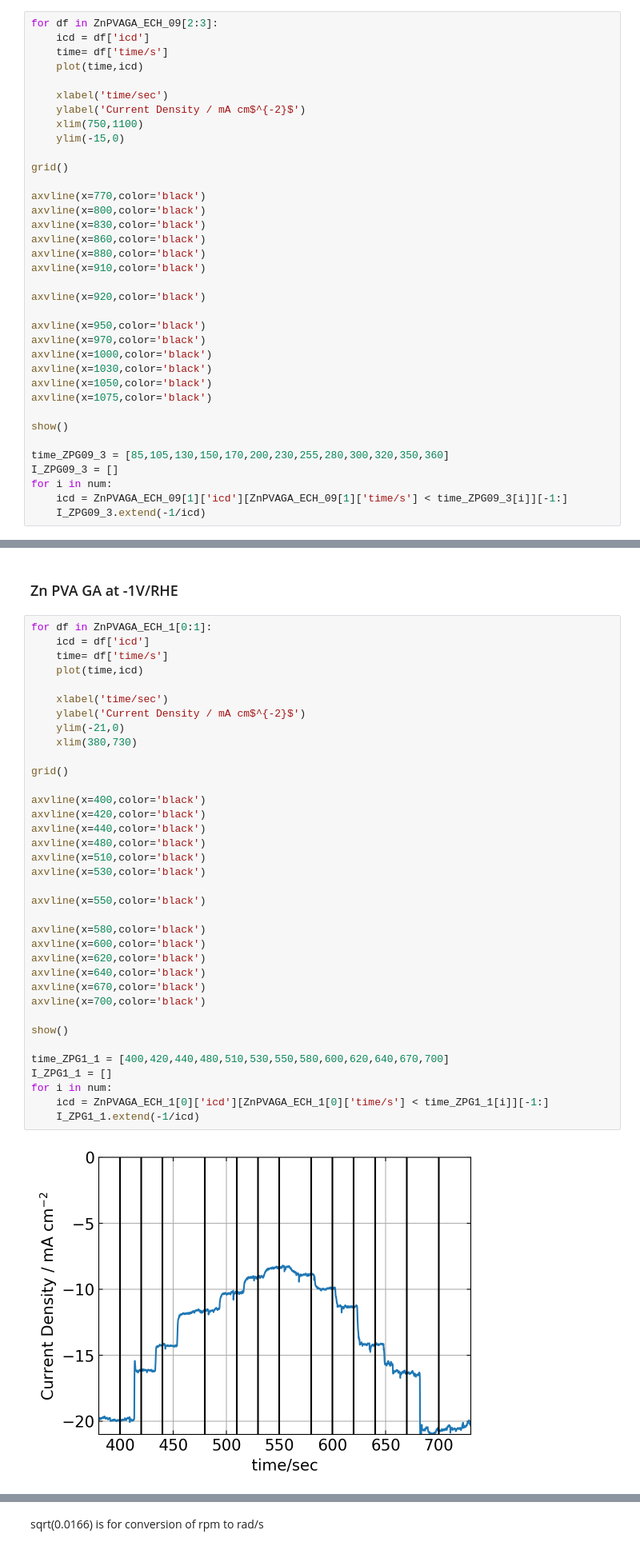
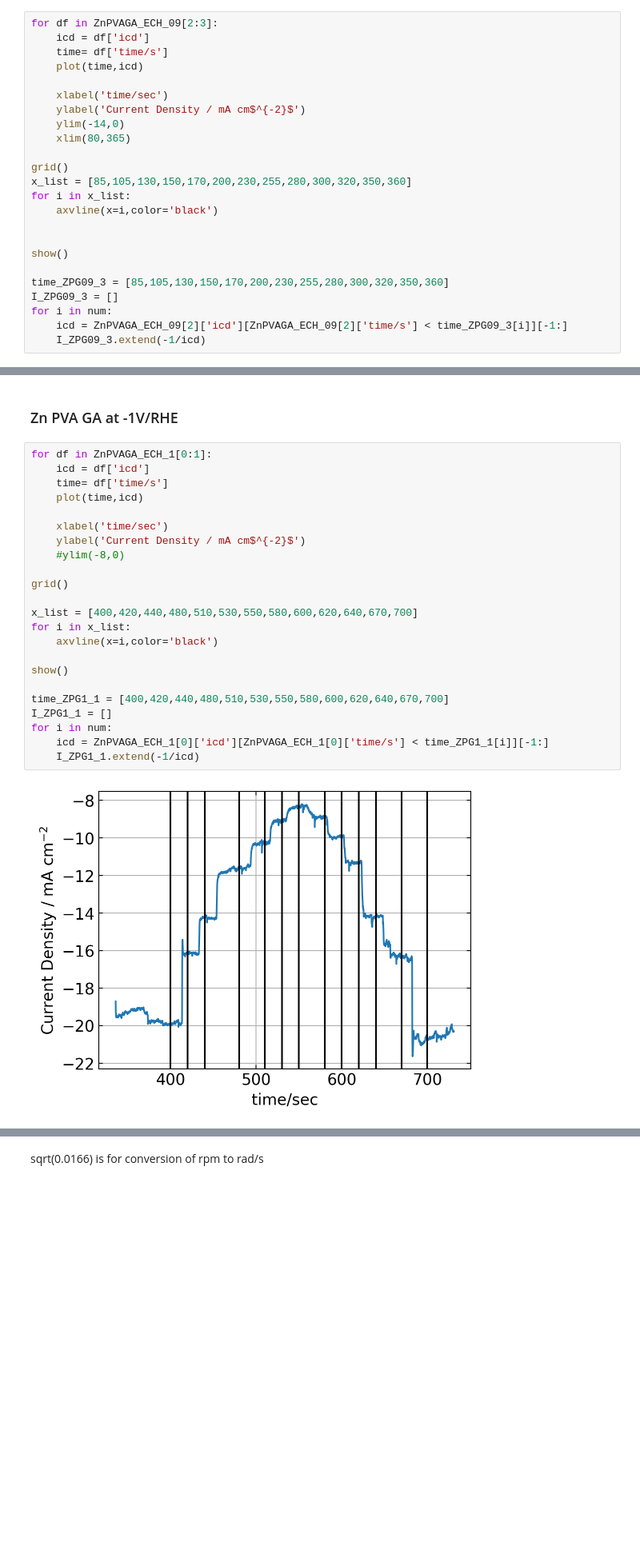
Before and after one commit to scbgroup/Koutecky-Levich-for-ECH, a Jupyter notebook: EN_ K-L Tafel Slope ECH.ipynb, the cells around one changed output, grey strips where cells are left out. Shown at 80% size. Cells and saved outputs as stored; diff of their text form; blank space fills up the shorter version.

```diff
--- a/EN_ K-L Tafel Slope ECH.ipynb
+++ b/EN_ K-L Tafel Slope ECH.ipynb
@@ -447,32 +353,20 @@ for df in ZnPVAGA_ECH_09[2:3]:
 
     xlabel('time/sec')
     ylabel('Current Density / mA cm$^{-2}$')
-    xlim(750,1100)
-    ylim(-15,0)
+    ylim(-14,0)
+    xlim(80,365)
 
 grid()
+x_list = [85,105,130,150,170,200,230,255,280,300,320,350,360]
+for i in x_list:
+    axvline(x=i,color='black')
 
-axvline(x=770,color='black')
-axvline(x=800,color='black')
-axvline(x=830,color='black')
-axvline(x=860,color='black')
-axvline(x=880,color='black')
-axvline(x=910,color='black')
-
-axvline(x=920,color='black')
-
-axvline(x=950,color='black')
-axvline(x=970,color='black')
-axvline(x=1000,color='black')
-axvline(x=1030,color='black')
-axvline(x=1050,color='black')
-axvline(x=1075,color='black')
 
 show()
 
 time_ZPG09_3 = [85,105,130,150,170,200,230,255,280,300,320,350,360]
 I_ZPG09_3 = []
 for i in num:
-    icd = ZnPVAGA_ECH_09[1]['icd'][ZnPVAGA_ECH_09[1]['time/s'] < time_ZPG09_3[i]][-1:]
+    icd = ZnPVAGA_ECH_09[2]['icd'][ZnPVAGA_ECH_09[2]['time/s'] < time_ZPG09_3[i]][-1:]
     I_ZPG09_3.extend(-1/icd)
 # %% [output]
@@ -509,41 +404,28 @@ show()
 # %%
 for df in ZnPVAGA_ECH_1[0:1]:
     icd = df['icd']
     time= df['time/s']
     plot(time,icd)
 
     xlabel('time/sec')
     ylabel('Current Density / mA cm$^{-2}$')
-    ylim(-21,0)
-    xlim(380,730)
+    #ylim(-8,0)
 
 grid()
 
-axvline(x=400,color='black')
-axvline(x=420,color='black')
-axvline(x=440,color='black')
-axvline(x=480,color='black')
-axvline(x=510,color='black')
-axvline(x=530,color='black')
-
-axvline(x=550,color='black')
-
-axvline(x=580,color='black')
-axvline(x=600,color='black')
-axvline(x=620,color='black')
-axvline(x=640,color='black')
-axvline(x=670,color='black')
-axvline(x=700,color='black')
+x_list = [400,420,440,480,510,530,550,580,600,620,640,670,700]
+for i in x_list:
+    axvline(x=i,color='black')
 
 show()
 
 time_ZPG1_1 = [400,420,440,480,510,530,550,580,600,620,640,670,700]
 I_ZPG1_1 = []
 for i in num:
     icd = ZnPVAGA_ECH_1[0]['icd'][ZnPVAGA_ECH_1[0]['time/s'] < time_ZPG1_1[i]][-1:]
     I_ZPG1_1.extend(-1/icd)
 # %% [output]
-[figure, old version]
+[figure, new version]
 # %%
 for df in ZnPVAGA_ECH_1[1:2]:
     icd = df['icd']
```
Also changed, not shown: parts of 54 cells of this notebook.
